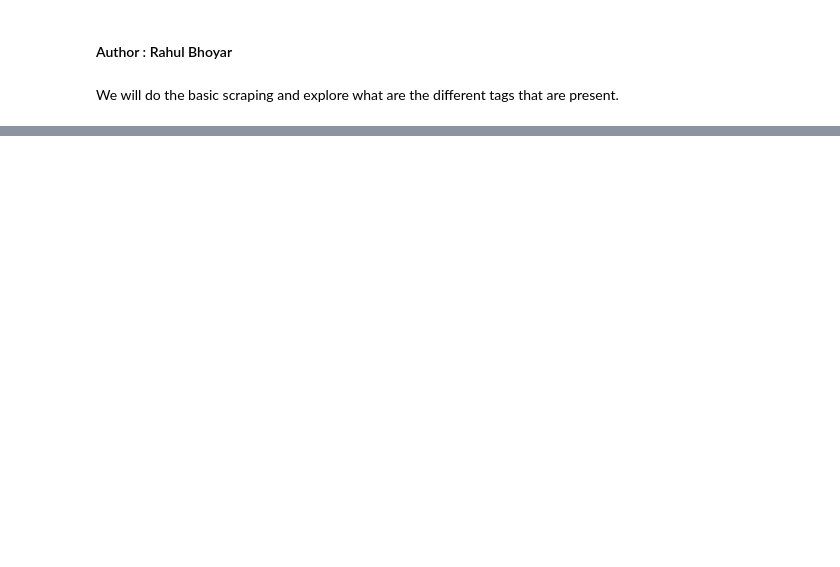
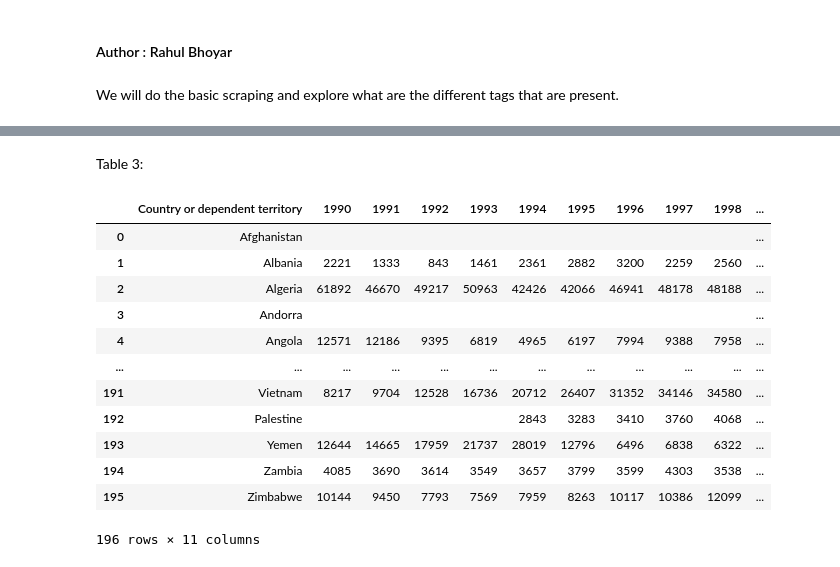
Before and after one commit to rahulbhoyar1995/Web-Scraping-with-Python, a Jupyter notebook: project_1_scraping_website_tables_data_using_bs4/1_basic_scraping_using_bs4.ipynb, the cells around one changed output, grey strips where cells are left out. Cells and saved outputs as stored; diff of their text form; code cells hidden in the pictures; blank space fills up the shorter version.

```diff
--- a/project_1_scraping_website_tables_data_using_bs4/1_basic_scraping_using_bs4.ipynb
+++ b/project_1_scraping_website_tables_data_using_bs4/1_basic_scraping_using_bs4.ipynb
@@ -88,0 +149,25 @@ Revision History: []
+# %% [markdown]
+Table 3:
+# %%
+import pandas as pd
+
+table_3 = tables[2]
+table_data = [[clean_text(td.text.strip()) for td in row.find_all(['th', 'td'])] for row in table_3.find_all('tr')]
+
+column_names = table_data[0]
+df = pd.DataFrame(table_data[1:], columns=column_names)
+df
+# %% [output]
+|  | Country or dependent territory | 1990 | 1991 | 1992 | 1993 | 1994 | 1995 | 1996 | 1997 | 1998 | ... |
+| 0 | Afghanistan |  |  |  |  |  |  |  |  |  | ... |
+| 1 | Albania | 2221 | 1333 | 843 | 1461 | 2361 | 2882 | 3200 | 2259 | 2560 | ... |
+| 2 | Algeria | 61892 | 46670 | 49217 | 50963 | 42426 | 42066 | 46941 | 48178 | 48188 | ... |
+| 3 | Andorra |  |  |  |  |  |  |  |  |  | ... |
+| 4 | Angola | 12571 | 12186 | 9395 | 6819 | 4965 | 6197 | 7994 | 9388 | 7958 | ... |
+| ... | ... | ... | ... | ... | ... | ... | ... | ... | ... | ... | ... |
+| 191 | Vietnam | 8217 | 9704 | 12528 | 16736 | 20712 | 26407 | 31352 | 34146 | 34580 | ... |
+| 192 | Palestine |  |  |  |  | 2843 | 3283 | 3410 | 3760 | 4068 | ... |
+| 193 | Yemen | 12644 | 14665 | 17959 | 21737 | 28019 | 12796 | 6496 | 6838 | 6322 | ... |
+| 194 | Zambia | 4085 | 3690 | 3614 | 3549 | 3657 | 3799 | 3599 | 4303 | 3538 | ... |
+| 195 | Zimbabwe | 10144 | 9450 | 7793 | 7569 | 7959 | 8263 | 10117 | 10386 | 12099 | ... |
+196 rows × 11 columns
```
Also changed, not shown: parts of 11 cells of this notebook, 1 other file.
